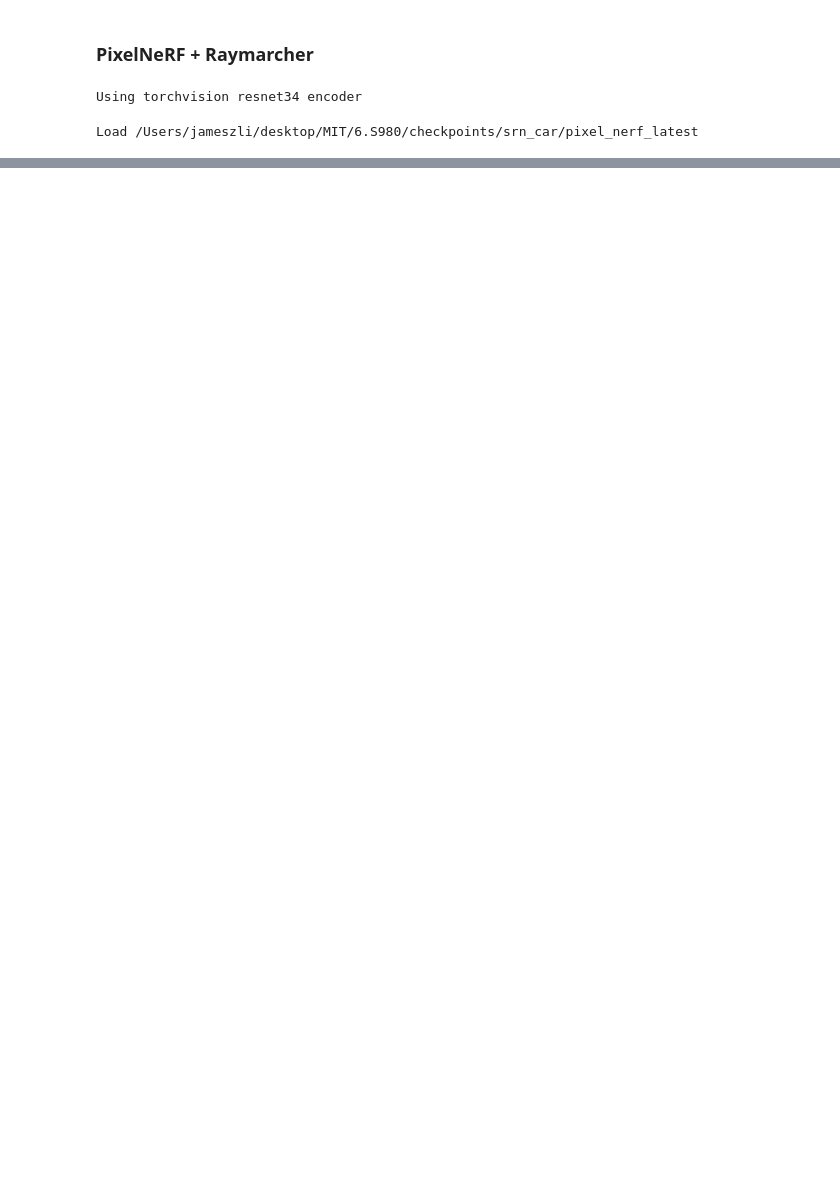
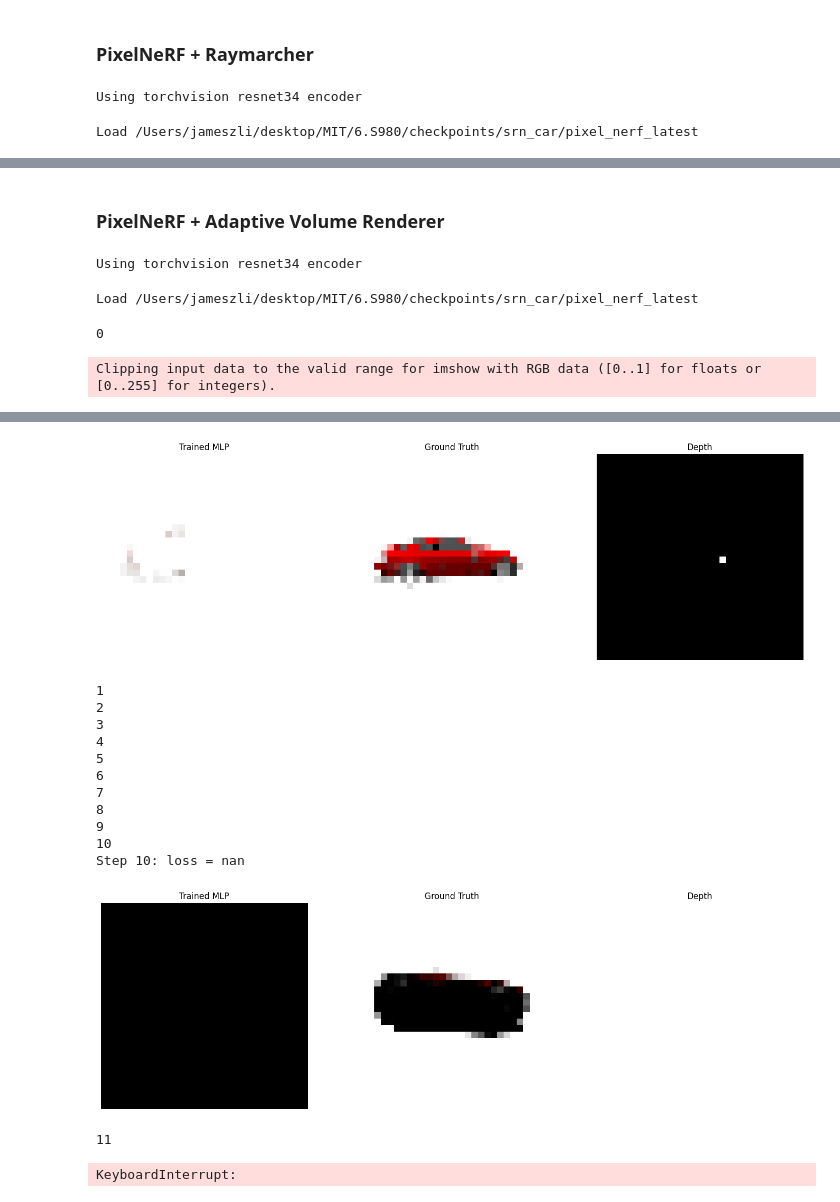
Before and after one commit to yankeesong/adaptive-volume-rendering, a Jupyter notebook: 6S980_Project.ipynb, the cells around one changed output, grey strips where cells are left out. Drawn from its saved outputs; the diff is of its cells as text; code cells hidden in the pictures; blank space fills up the shorter version.

Commit message:
runnable adaptive renderer but something is off (loss is inf or nan)

```diff
--- a/6S980_Project.ipynb
+++ b/6S980_Project.ipynb
@@ -311,0 +305,50 @@ Step 50: loss = 0.07859
+# %% [markdown]
+### PixelNeRF + Adaptive Volume Renderer
+# %%
+# Create a custom conf
+from pyhocon import ConfigFactory
+conf = ConfigFactory.parse_file(f"adaptive-volume-rendering/conf/default_mv.conf")
+
+# Create a pixelnerf net
+net = make_new_model(conf["model"]).to(device=device)
+net.stop_encoder_grad = True
+
+# Load pretrianed weights
+model_path = f"{root_dir}checkpoints/srn_car/pixel_nerf_latest"
+net.load_weights(model_path)
+
+# Combine with volumerenderer
+renderer = AdaptiveVolumeRenderer.from_conf(conf["adaptive_renderer"]).to(
+    device=device
+)
+
+rf_and_renderer = RadFieldAndRenderer(net, renderer).to(device=device)
+# %% [output]
+Using torchvision resnet34 encoder
+Load /Users/jameszli/desktop/MIT/6.S980/checkpoints/srn_car/pixel_nerf_latest
+# %%
+######## TODO
+# Test dataset
+sl = 32
+dataset = SRNsCars(f'{root_dir}',max_num_instances=1, img_sidelength=sl)
+data_loader = torch.utils.data.DataLoader(dataset, batch_size=4)
+
+# Configurations
+optim = torch.optim.Adam(lr=1e-3, params=rf_and_renderer.parameters())
+
+try:
+    _ = fit(net,
+        rf_and_renderer,
+        iter(data_loader),
+        loss_fn=mse_loss,
+        resolution=(sl, sl, 3),
+        plotting_function=plot_output_ground_truth,
+        optimizer=optim,
+        total_steps=500,
+        steps_til_summary=10
+        )
+except Exception:
+    print(traceback.format_exc())
+# %% [output]
+0
+Clipping input data to the valid range for imshow with RGB data ([0..1] for floats or [0..255] for integers).
@@ -311,0 +356,15 @@ Step 50: loss = 0.07859
+[figure, added]
+1
+2
+3
+4
+5
+6
+7
+8
+9
+10
+Step 10: loss = nan
+[figure, added]
+11
+KeyboardInterrupt:
```
Also changed, not shown: parts of 5 cells of this notebook, 2 other files.
